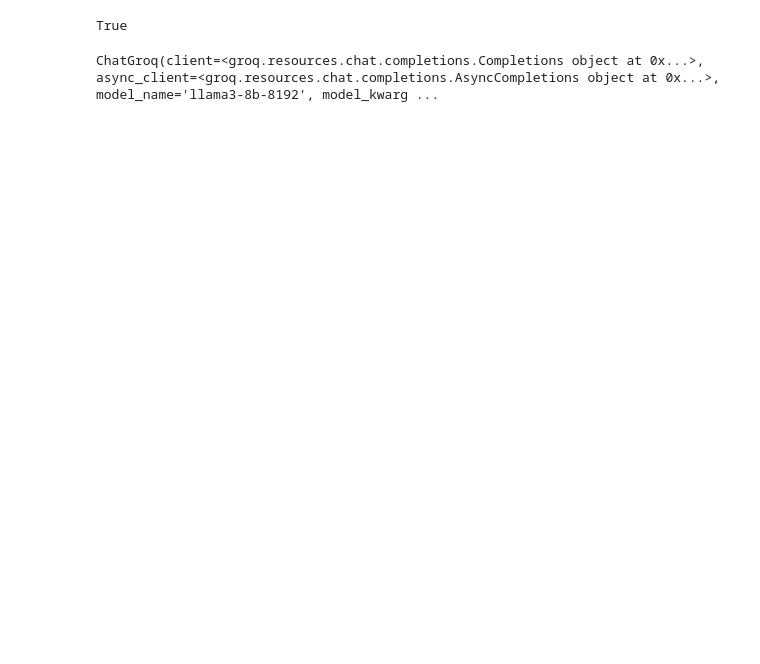
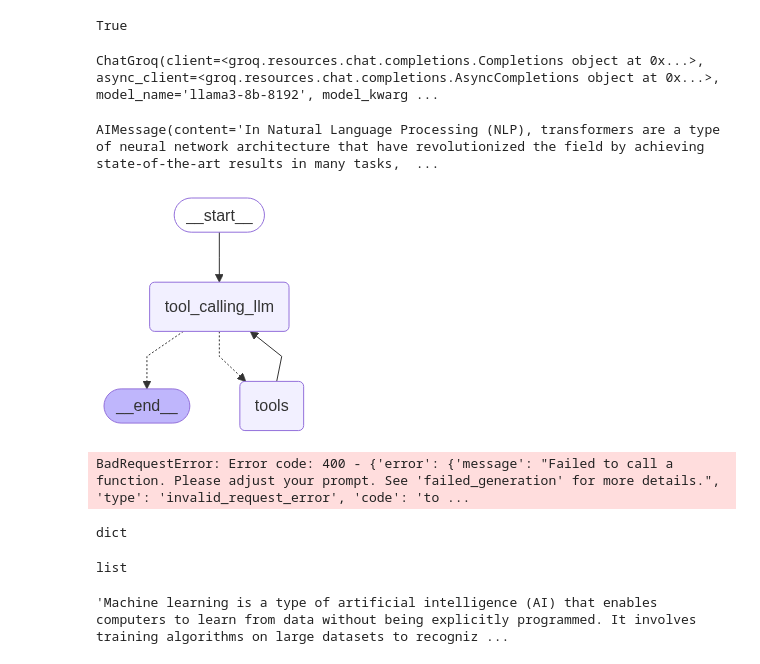
Before and after one commit to rupeshbug/agentic_langgraph, a Jupyter notebook: 4-Debugging/debugging.ipynb, the cells around one changed output. Drawn from its saved outputs; the diff is of its cells as text; code cells hidden in the pictures; blank space fills up the shorter version.

```diff
--- a/4-Debugging/debugging.ipynb
+++ b/4-Debugging/debugging.ipynb
@@ -27,6 +31,13 @@ llm = init_chat_model("groq:llama3-8b-8192")
 llm
 # %% [output]
 ChatGroq(client=<groq.resources.chat.completions.Completions object at 0x...>, async_client=<groq.resources.chat.completions.AsyncCompletions object at 0x...>, model_name='llama3-8b-8192', model_kwarg ...
+# %%
+llm.invoke("define transformers in NLP.")
+# %% [output]
+AIMessage(content='In Natural Language Processing (NLP), transformers are a type of neural network architecture that have revolutionized the field by achieving state-of-the-art results in many tasks,  ...
+# %%
+class State(TypedDict):
+    messages:Annotated[list[BaseMessage], add_messages]
 # %%
 ## Graph with tool call
 
@@ -35,4 +46,47 @@ def add(a:float, b:float):
     """Add two numbers"""
     return a+b
 
+tools = [add]
 tool_node = ToolNode([add])
+
+llm_with_tool = llm.bind_tools([add])
+
+def call_llm_model(state:State):
+    return {"messages": [llm_with_tool.invoke(state["messages"])]}
+# %%
+## Graph
+builder = StateGraph(State)
+builder.add_node("tool_calling_llm", call_llm_model)
+builder.add_node("tools", ToolNode(tools))
+
+## Add Edges
+builder.add_edge(START, "tool_calling_llm")
+builder.add_conditional_edges(
+    "tool_calling_llm",
+    tools_condition
+)
+builder.add_edge("tools", "tool_calling_llm")
+
+## compike the graph
+graph = builder.compile()
+# %%
+from IPython.display import Image, display
+display(Image(graph.get_graph().draw_mermaid_png()))
+# %% [output]
+[figure, added]
+# %%
+response = graph.invoke({"messages": "What is machine learning?"})
+# %% [output]
+BadRequestError: Error code: 400 - {'error': {'message': "Failed to call a function. Please adjust your prompt. See 'failed_generation' for more details.", 'type': 'invalid_request_error', 'code': 'to ...
+# %%
+type(response)
+# %% [output]
+dict
+# %%
+type(response["messages"])
+# %% [output]
+list
+# %%
+response["messages"][-1].content
+# %% [output]
+'Machine learning is a type of artificial intelligence (AI) that enables computers to learn from data without being explicitly programmed. It involves training algorithms on large datasets to recogniz ...
```
Also changed, not shown: parts of 4 cells of this notebook, 2 other files.
